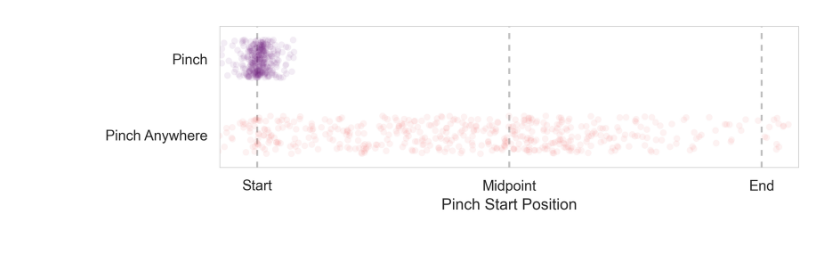
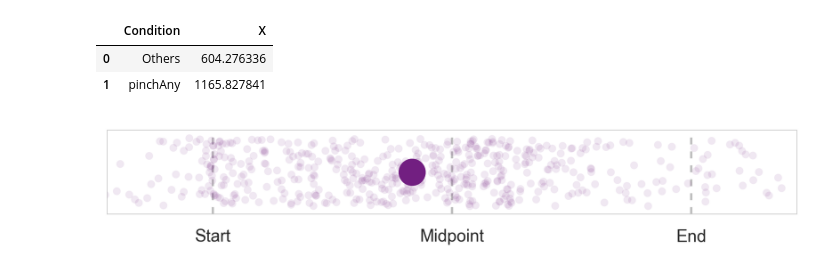
Before and after one commit to KieranWaugh/Push-or-Pinch-Exploring-Slider-Control-Gestures-for-Touchless-User-Interfaces, a Jupyter notebook: Analysis/PinchAnywhere.ipynb, the cells around one changed output. Saved outputs shown, nothing was run; the diff lists cells and outputs as text; code cells hidden in the pictures.

Commit message:
Fixed log parsing bugs that were affecting some of the task time calculations. Implemented time until slider was grabbed. Generated new plots.

```diff
--- a/Analysis/PinchAnywhere.ipynb
+++ b/Analysis/PinchAnywhere.ipynb
@@ -62,7 +63,7 @@ def extract_data(jsonData):
 
     return Log(jsonData["PID"], jsonData["gesture"], jsonData["task"], jsonData["target"], jsonData["block"], jsonData["startTime"], jsonData["endTime"], frames)
 
-def first_pinch_position(data: Log):
+def first_acquisition_position(data: Log):
     """
     Extracts the (x, y) position of the cursor when the first pinch was detected.
     """
@@ -77,8 +78,10 @@ def first_pinch_position(data: Log):
             continue
 
         # Now we've skipped to the right part, we can check for when the first pinch was detected
-        if frame.message == "Transitioning from states NoPinchDetected to PinchDetected":
+        if (frame.message in ["Gesture detected on slider"]) or (data.gesture == "pinchAny" and frame.message == "Transitioning from states NoPinchDetected to PinchDetected"):
             return (frame.cursor_X, frame.cursor_y)
+
+    return (sys.maxsize, sys.maxsize)
 
 columnNames = ["P", "Condition", "Task", "X", "Y"]
 data = pd.DataFrame(columns = columnNames)
@@ -92,10 +95,16 @@ for file in files:
         condition = file.split("/")[-2]
         task = file.split("/")[-3]
 
-        if pid not in ["-1", "1", "2", "3", "4"] and condition in ["pinchAny", "pinchOnCircle"]:
+        if pid not in ["-1", "1", "2", "3", "4"]:
             log = extract_data(json.load(json_file))
 
-            (first_x, first_y) = first_pinch_position(log)
+            (first_x, first_y) = first_acquisition_position(log)
 
             log_data = pd.DataFrame(columns = columnNames, data = [[pid, condition, task, first_x, first_y]])
             data = pd.concat([data, log_data], ignore_index=True)
+
+# Replace condition names
+data.replace({"baseline": "Others", "pinchOnCircle": "Others", "Dwell": "Others"}, inplace=True)
+
+# Drop excess X coordinates
+data = data.drop(data[data.X > 2560].index)
@@ -106,33 +111,41 @@ data_filtered = data.drop(data[(data.Condition == "pinchOnCircle") & (data.X > 7
+# %%
+data.groupby('Condition', as_index=False)['X'].mean()
+# %% [output]
+|  | Condition | X |
+| 0 | Others | 604.276336 |
+| 1 | pinchAny | 1165.827841 |
 # %%
-plot, axis = plt.subplots(figsize=(8, 2))
+d = data[data.Condition == "pinchAny"]
+
+plot, axis = plt.subplots(figsize=(8, 1))
 
 # Annotations
 plt.axvline(600, 0, 1, dashes=[3, 3], alpha=0.5, color="grey")  # Slider left
 plt.axvline(1280, 0, 1, dashes=[3, 3], alpha=0.5, color="grey") # Show monitor centre
 plt.axvline(1960, 0, 1, dashes=[3, 3], alpha=0.5, color="grey") # Slider right
 
 # Points
-sns.stripplot(x="X", y="Condition", hue="Condition", data=data_filtered, palette=palette, jitter=0.25, alpha=0.08)
-#sns.pointplot(x="X", y="Condition", hue="Condition", data=data_filtered, palette=palette, join=False, errwidth=1.2, scale=1.5, ci=95)
+sns.stripplot(x="X", y="Condition", hue="Condition", data=d, palette=palette, jitter=0.3, alpha=0.1)
+sns.pointplot(x="X", y="Condition", hue="Condition", data=d, palette=palette, join=False, errwidth=0, scale=2)
 
 # Prepare x-axis
-axis.set(xlim=(500, 2060))
-axis.set_xlabel("Pinch Start Position")
+axis.set(xlim=(300, 2260))
+axis.set_xlabel("")
 plt.xticks([600, 1280, 1960], ['Start', 'Midpoint', 'End'])
 
 # Prepare y-axis
 axis.set_ylabel("")
-plt.yticks([0, 1], ['Pinch', 'Pinch Anywhere'])
+plt.yticks([0], [''])
 
 # Hide legend
 plt.legend([],[], frameon=False)
 
 # Hide grid
 axis.grid(False)
 
 # Fix margins
 axis.margins(x=0.05, y=0.12)
 
-plot.savefig("Plots/Pinch.pdf", bbox_inches='tight')
+plot.savefig("Plots/AcquireControl.pdf", bbox_inches='tight')
 # %% [output]
-[figure, old version]
+[figure, new version]
```
Also changed, not shown: parts of 2 cells of this notebook, 27 other files.
